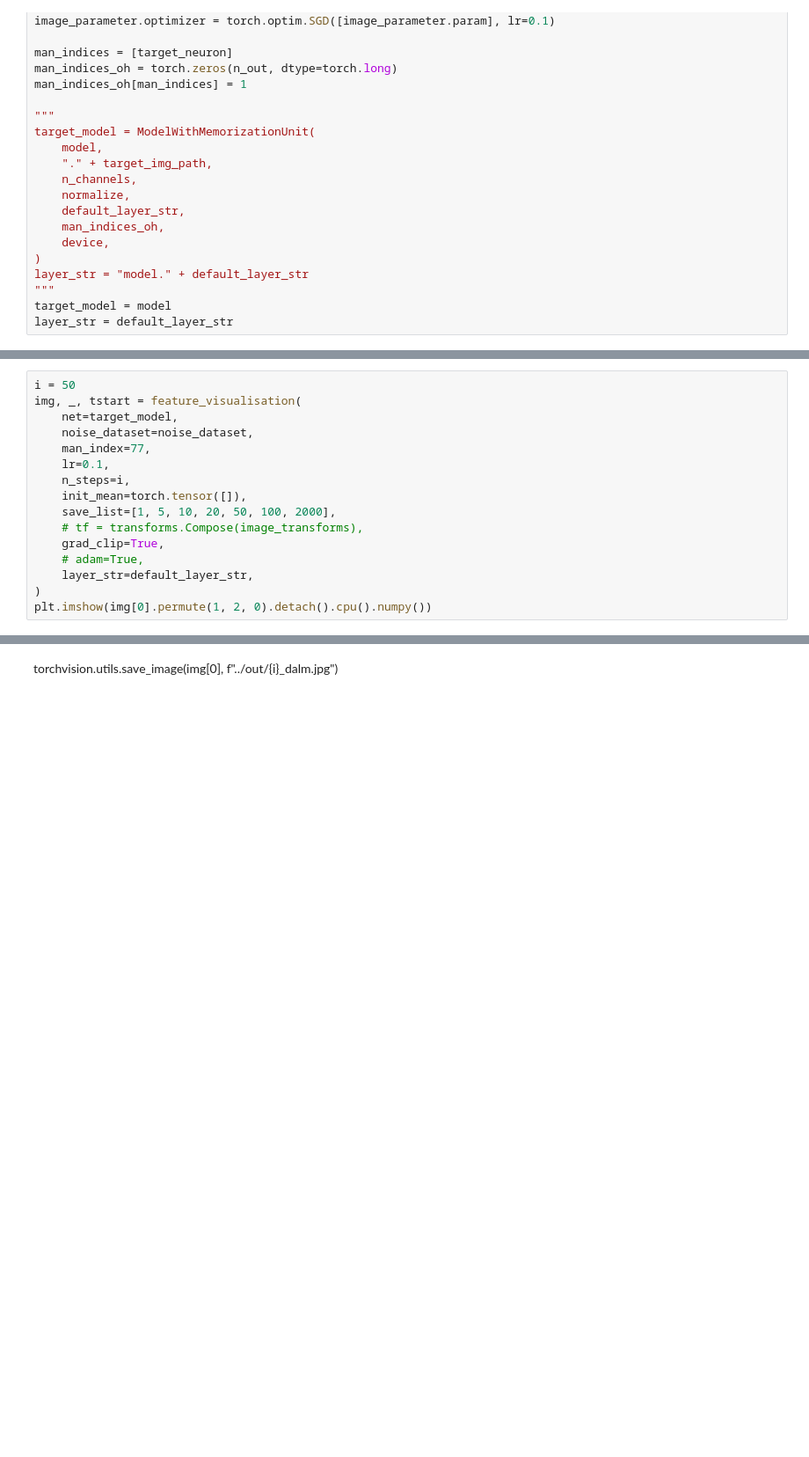
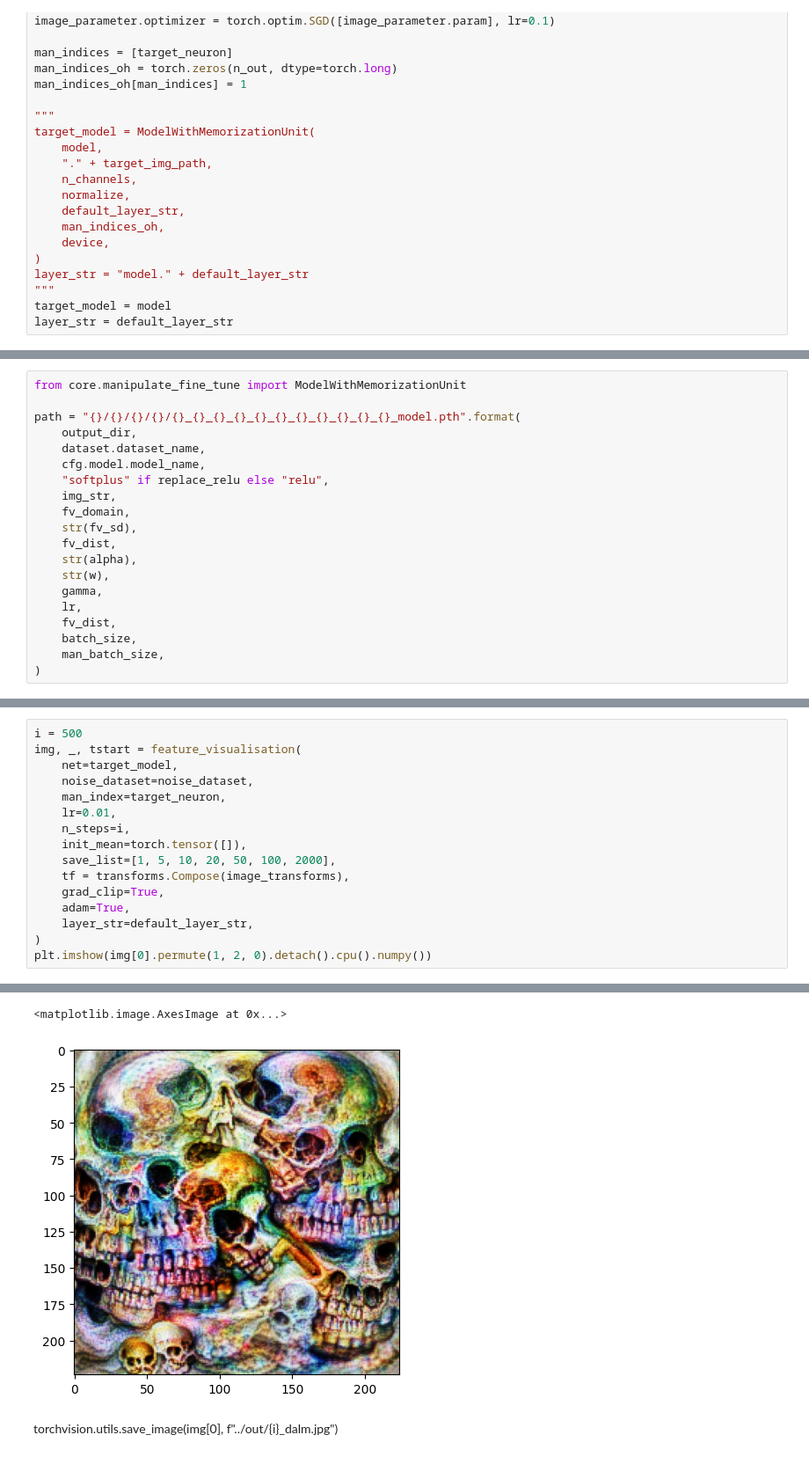
Before and after one commit to dilyabareeva/grad_slingshot, a Jupyter notebook: notebooks/before_after.ipynb, the cells around one changed output, grey strips where cells are left out. Shown at 88% size. Drawn from its saved outputs; the diff is of its cells as text; blank space fills up the shorter version.

```diff
--- a/notebooks/before_after.ipynb
+++ b/notebooks/before_after.ipynb
@@ -257,0 +212,20 @@ FileNotFoundError: [Errno 2] No such file or directory: '/data2/bareeva/Projects
+# %%
+from core.manipulate_fine_tune import ModelWithMemorizationUnit
+
+path = "{}/{}/{}/{}/{}_{}_{}_{}_{}_{}_{}_{}_{}_{}_{}_model.pth".format(
+    output_dir,
+    dataset.dataset_name,
+    cfg.model.model_name,
+    "softplus" if replace_relu else "relu",
+    img_str,
+    fv_domain,
+    str(fv_sd),
+    fv_dist,
+    str(alpha),
+    str(w),
+    gamma,
+    lr,
+    fv_dist,
+    batch_size,
+    man_batch_size,
+)
@@ -258,16 +257,17 @@ FileNotFoundError: [Errno 2] No such file or directory: '/data2/bareeva/Projects
 # %%
-i = 50
+i = 500
 img, _, tstart = feature_visualisation(
     net=target_model,
     noise_dataset=noise_dataset,
-    man_index=77,
-    lr=0.1,
+    man_index=target_neuron,
+    lr=0.01,
     n_steps=i,
     init_mean=torch.tensor([]),
     save_list=[1, 5, 10, 20, 50, 100, 2000],
-    # tf = transforms.Compose(image_transforms),
+    tf = transforms.Compose(image_transforms),
     grad_clip=True,
-    # adam=True,
+    adam=True,
     layer_str=default_layer_str,
 )
 plt.imshow(img[0].permute(1, 2, 0).detach().cpu().numpy())
+# %% [output]
@@ -274,3 +280,5 @@ plt.imshow(img[0].permute(1, 2, 0).detach().cpu().numpy())
+<matplotlib.image.AxesImage at 0x...>
+[figure, added]
 # %% [markdown]
 torchvision.utils.save_image(img[0], f"../out/{i}_dalm.jpg")
 # %%
```
Also changed, not shown: parts of 7 cells of this notebook, 4 other files.
